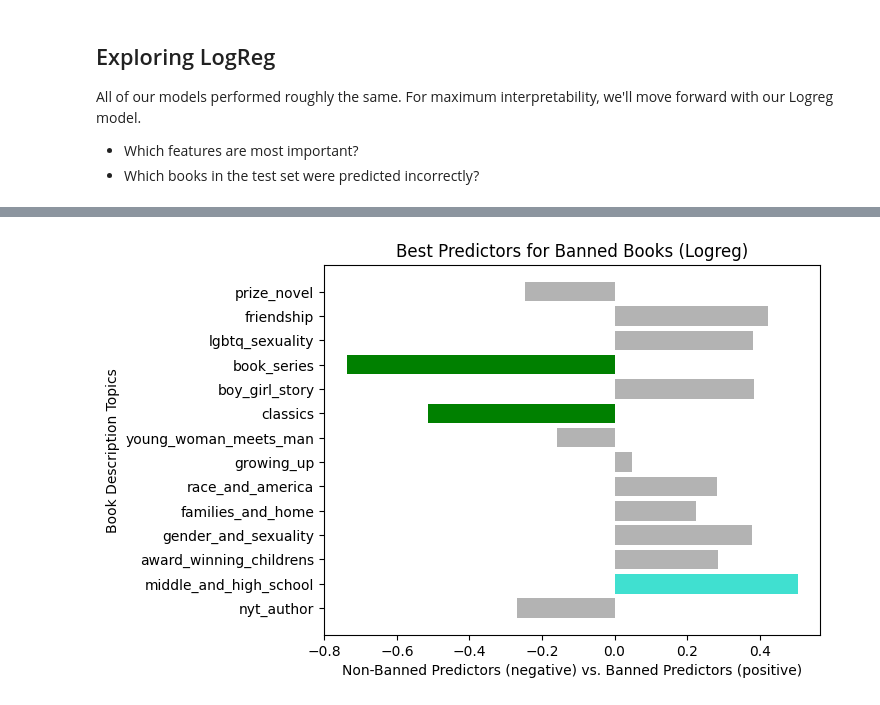
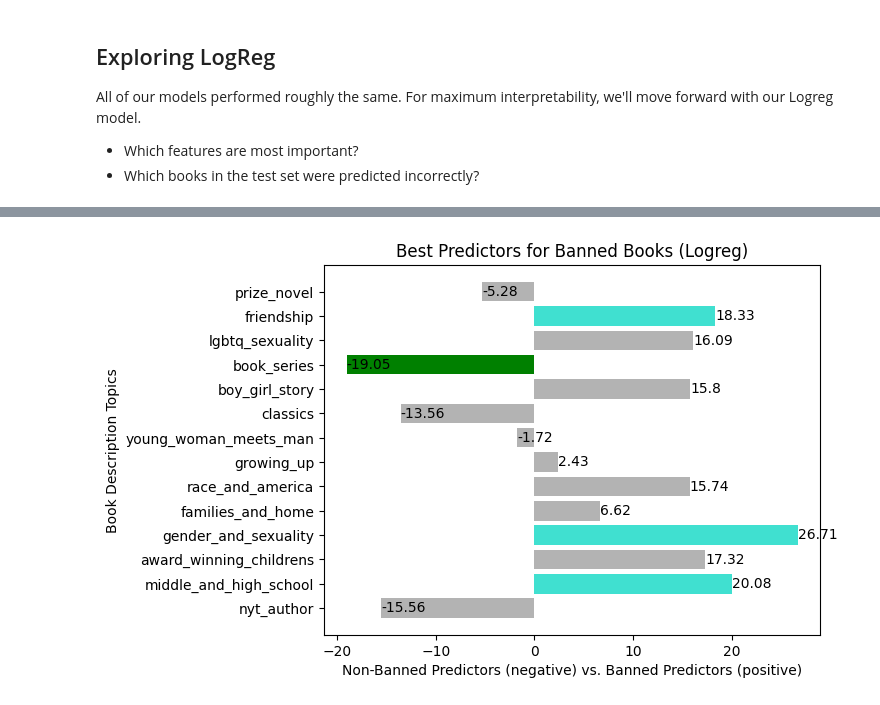
Before and after one commit to liyueling13/Banned-Books-with-Topic-Modelling-and-Logistic-Regression, a Jupyter notebook: 6)_Banned_Books_Classification.ipynb, the cells around one changed output, grey strips where cells are left out. Drawn from its saved outputs; the diff is of its cells as text; code cells hidden in the pictures.

```diff
--- a/6)_Banned_Books_Classification.ipynb
+++ b/6)_Banned_Books_Classification.ipynb
@@ -117,9 +153,9 @@ X_train, X_test, y_train, y_test = train_test_split(X, y, test_size = .2)
 # %%
 from sklearn.dummy import DummyClassifier
 dummy = DummyClassifier(strategy="most_frequent")
-dummy.fit(X_train, y_train)
-print(f"Accuracy Score on Training Set for Dummy Classifier: {dummy.score(X_train, y_train):.3f}")
+dummy.fit(X_train_res, y_train_res)
+print(f"Accuracy Score on Training Set for Dummy Classifier: {dummy.score(X_train_res, y_train_res):.3f}")
 print(f"Accuracy Score on Test Set for Dummy Classifier: {dummy.score(X_test, y_test):.3f}")
 
-# the dummy classifier indeed gives 60%ish accuracy
+# the dummy classifier gives 30%ish accuracy
 # %% [output]
@@ -153,16 +186,14 @@ Accuracy Score on Test Set for Logistic Regression: 0.774
 kf = KFold(n_splits=5, shuffle=True, random_state=111)
 
 params = {'C': [0.001, 0.01, 0.1, 1, 10, 100],
-          'solver': ['liblinear', 'newton-cg', 'lbfgs'],
-          "class_weight": ['balanced']}
+          'solver': ['liblinear', 'newton-cg', 'lbfgs']}
 
 logreg_cv = RandomizedSearchCV(logreg, params, cv=kf)
-logreg_cv.fit(X_train, y_train)
+logreg_cv.fit(X_train_res, y_train_res)
 
 print(f"Tuned Logistic Regression Parameters: {logreg_cv.best_params_}")
-print(f"Tuned Logistic Regression Best Accuracy Score: {logreg_cv.best_score_}")
-print(f"Tuned Logistic Regression Test Set Accuracy Score: {logreg_cv.score(X_test, y_test):.3f}")
+print(f"Tuned Logistic Regression Best Accuracy Score: {(logreg_cv.best_score_):.2f}")
+print(f"Tuned Logistic Regression Test Set Accuracy Score: {logreg_cv.score(X_test, y_test):.2f}")
 
-# it's not a dramatic improvement
-# let's keep our earlier parameters but change C=0.1
+# it's not a dramatic improvement, but it is 1% better!
 # %% [output]
@@ -172,9 +203,10 @@ Tuned Logistic Regression Test Set Accuracy Score: 0.784
 # %%
-# we'll keep our earlier parameters but change C=0.1
+# we'll change C=100; the solver doesn't much affect the final score
+# so we'll keep the default which is lbfgs
 # this is our final logreg model
 
-logreg = LogisticRegression(C=0.1, class_weight='balanced')
-logreg.fit(X_train, y_train)
-print(f"Accuracy Score on Training Set for Logistic Regression: {logreg.score(X_train, y_train):.3f}")
-print(f"Accuracy Score on Test Set for Logistic Regression: {logreg.score(X_test, y_test):.3f}")
+logreg = LogisticRegression(C=100)
+logreg.fit(X_train_res, y_train_res)
+print(f"Accuracy Score on Training Set for Logistic Regression: {logreg.score(X_train_res, y_train_res):.2f}")
+print(f"Accuracy Score on Test Set for Logistic Regression: {logreg.score(X_test, y_test):.2f}")
 # %% [output]
@@ -191,7 +223,7 @@ params = {"n_neighbors": np.arange(1, 50, 2),
         "weights": ['uniform', 'distance'],
          'p': [1, 2]}
 knn_cv = RandomizedSearchCV(knn, params, cv=5)
-knn_cv.fit(X_train, y_train)
+knn_cv.fit(X_train_res, y_train_res)
 # %% [output]
 RandomizedSearchCV(cv=5, estimator=KNeighborsClassifier(),
                    param_distributions={'n_neighbors': array([ 1,  3,  5,  7,  9, 11, 13, 15, 17, 19, 21, 23, 25, 27, 29, 31, 33,
@@ -437,29 +457,33 @@ logreg_feats
 # %%
+# let's make this into a plot
+
 names = list(logreg_feats.keys())
 values = list(logreg_feats.values())
 
 plt.barh(range(len(logreg_feats)), values, tick_label=names,
          color=('0.7',
+                'turquoise',
+                '0.7',
                 'turquoise',
                 '0.7',
                 '0.7',
                 '0.7',
                 '0.7',
                 '0.7',
                 '0.7',
                 'green',
                 '0.7',
-                'green',
-                '0.7',
-                '0.7',
+                'turquoise',
                 '0.7'))
+for i, value in enumerate(values):
+    plt.text(value, i, str(round(value, 2)), ha='left', va='center')
 plt.title('Best Predictors for Banned Books (Logreg)')
 plt.xlabel('Non-Banned Predictors (negative) vs. Banned Predictors (positive)')
 plt.ylabel('Book Description Topics')
 # plt.savefig('Banned_Logreg_Coefficients.png', bbox_inches='tight')
 plt.show()
 # %% [output]
-[figure, old version]
+[figure, new version]
 # %%
 y_pred = logreg.predict(X_test)
 y_probs = logreg.predict_proba(X_test)
```
Also changed, not shown: parts of 51 cells of this notebook.
